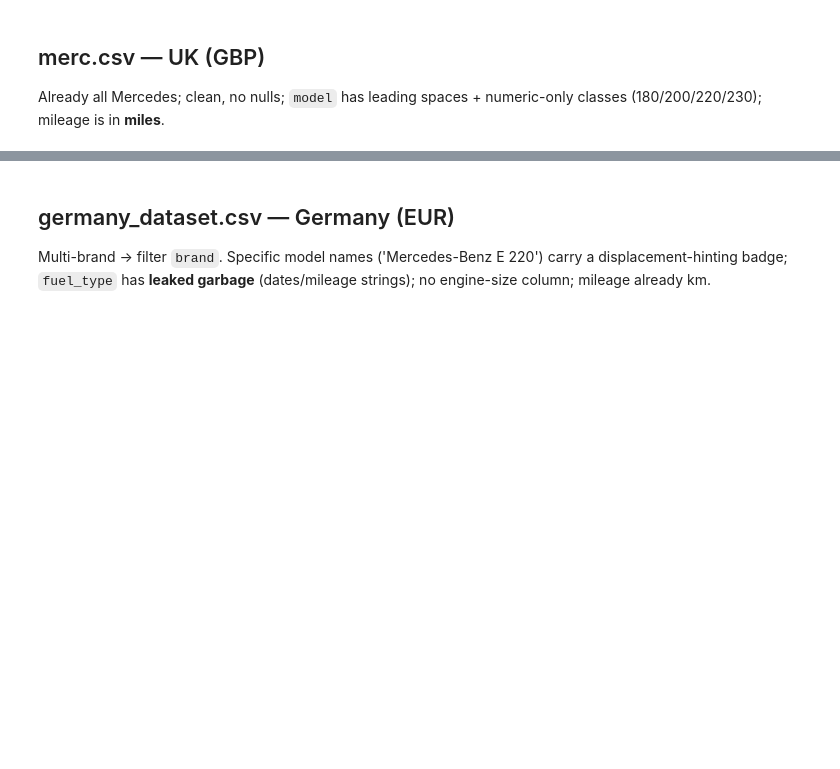
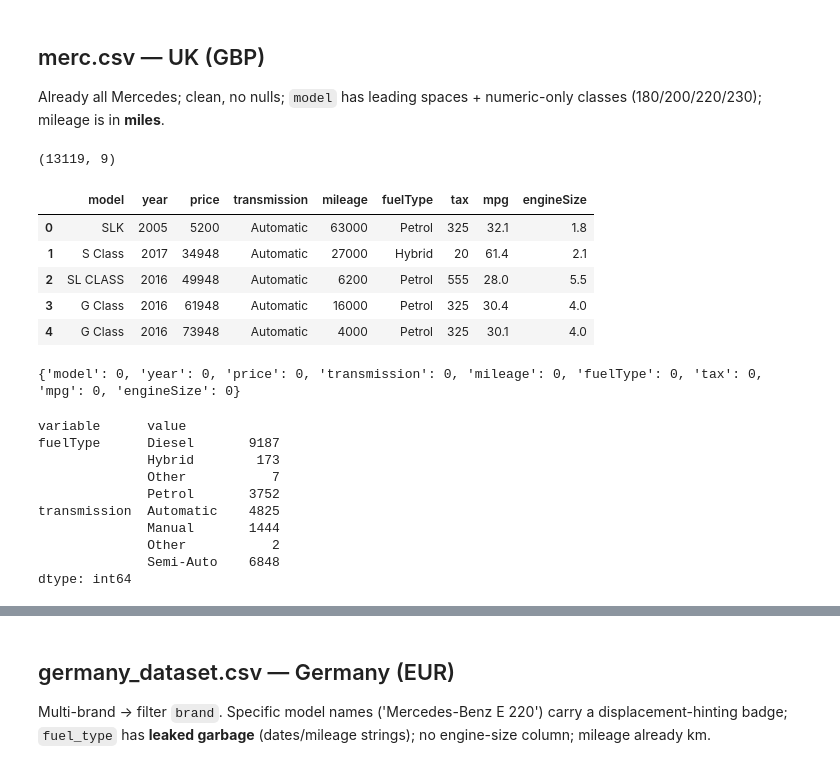
Before and after one commit to CodesTree/Clorox_Mercedes_26, a Jupyter notebook: backend/ml/notebooks/01_data_exploration/01_eda.ipynb, the cells around one changed output, grey strips where cells are left out. Cells and saved outputs as stored; diff of their text form; code cells hidden in the pictures; blank space fills up the shorter version.

```diff
--- a/backend/ml/notebooks/01_data_exploration/01_eda.ipynb
+++ b/backend/ml/notebooks/01_data_exploration/01_eda.ipynb
@@ -14,10 +14,32 @@ sns.set_theme(); pd.set_option('display.max_columns', 60)
 ## merc.csv — UK (GBP)
 Already all Mercedes; clean, no nulls; `model` has leading spaces + numeric-only classes (180/200/220/230); mileage is in **miles**.
 # %%
-merc = pd.read_csv(ingest.MERC_CSV); merc['model'] = merc['model'].str.strip()
+_root = _c
+while not (_root / 'data' / 'raw').exists() and _root != _root.parent:
+    _root = _root.parent
+merc = pd.read_csv(_root / 'data' / 'raw' / 'merc.csv'); merc['model'] = merc['model'].str.strip()
 print(merc.shape); display(merc.head())
 print(merc.isna().sum().to_dict())
 display(merc[['transmission','fuelType']].melt().groupby(['variable','value']).size())
+# %% [output]
+(13119, 9)
+|  | model | year | price | transmission | mileage | fuelType | tax | mpg | engineSize |
+| 0 | SLK | 2005 | 5200 | Automatic | 63000 | Petrol | 325 | 32.1 | 1.8 |
+| 1 | S Class | 2017 | 34948 | Automatic | 27000 | Hybrid | 20 | 61.4 | 2.1 |
+| 2 | SL CLASS | 2016 | 49948 | Automatic | 6200 | Petrol | 555 | 28.0 | 5.5 |
+| 3 | G Class | 2016 | 61948 | Automatic | 16000 | Petrol | 325 | 30.4 | 4.0 |
+| 4 | G Class | 2016 | 73948 | Automatic | 4000 | Petrol | 325 | 30.1 | 4.0 |
+{'model': 0, 'year': 0, 'price': 0, 'transmission': 0, 'mileage': 0, 'fuelType': 0, 'tax': 0, 'mpg': 0, 'engineSize': 0}
+variable      value
+fuelType      Diesel       9187
+              Hybrid        173
+              Other           7
+              Petrol       3752
+transmission  Automatic    4825
+              Manual       1444
+              Other           2
+              Semi-Auto    6848
+dtype: int64
 # %%
 fig, ax = plt.subplots(1,2, figsize=(11,4))
 merc['price'].plot.hist(bins=50, ax=ax[0], title='merc price (GBP)')
```
Also changed, not shown: parts of 5 cells of this notebook, 3 other files.
